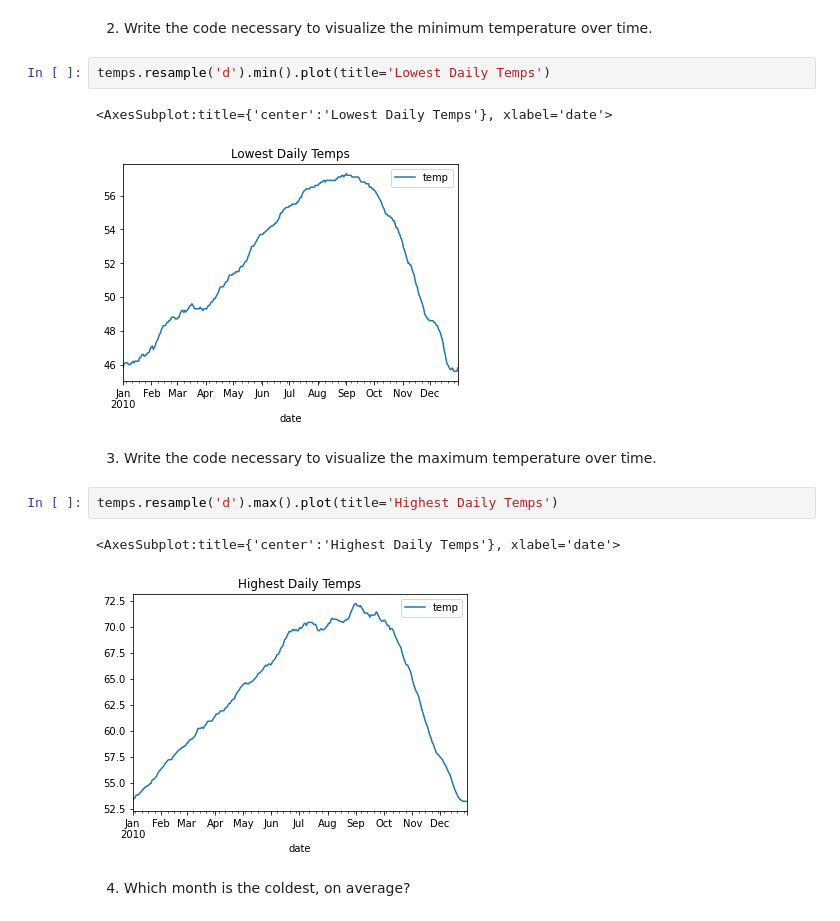
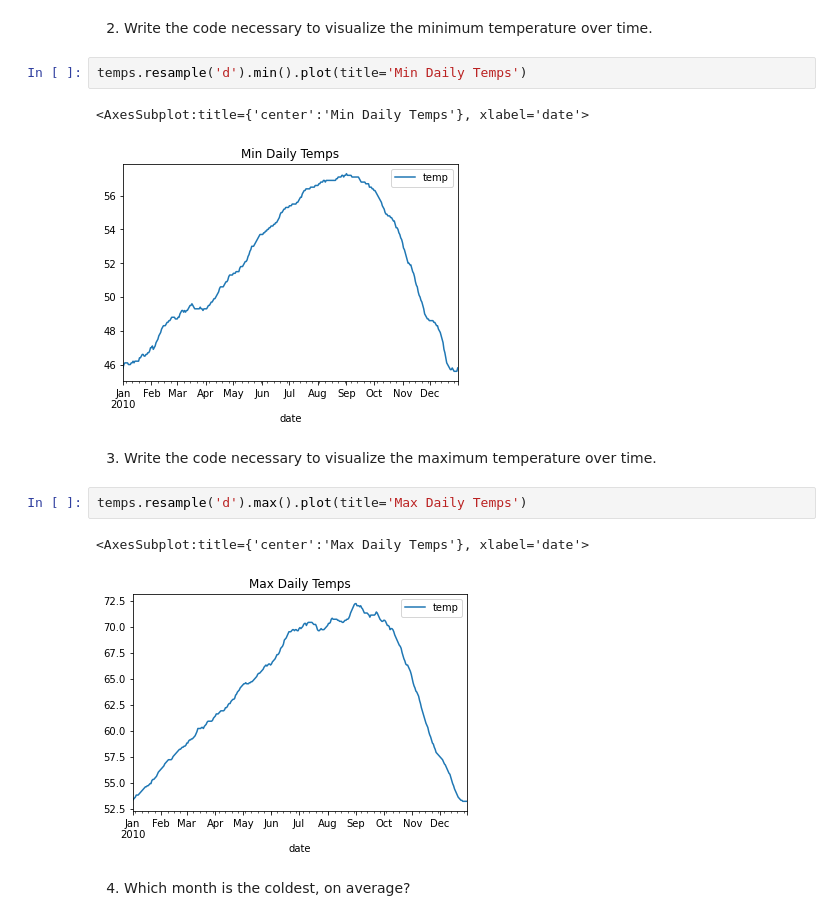
Before and after one commit to Jason-R-Turner/time-series-exercises, a Jupyter notebook: time_series_data.ipynb, the cells around one changed output. Cells and saved outputs as stored; diff of their text form.

```diff
--- a/time_series_data.ipynb
+++ b/time_series_data.ipynb
@@ -208,17 +211,17 @@ temps.resample('d').mean().plot(title='Avg Daily Temps')
 # %% [markdown]
 2. Write the code necessary to visualize the minimum temperature over time.
 # %%
-temps.resample('d').min().plot(title='Lowest Daily Temps')
+temps.resample('d').min().plot(title='Min Daily Temps')
 # %% [output]
-<AxesSubplot:title={'center':'Lowest Daily Temps'}, xlabel='date'>
+<AxesSubplot:title={'center':'Min Daily Temps'}, xlabel='date'>
-[figure, old version]
+[figure, new version]
 # %% [markdown]
 3. Write the code necessary to visualize the maximum temperature over time.
 # %%
-temps.resample('d').max().plot(title='Highest Daily Temps')
+temps.resample('d').max().plot(title='Max Daily Temps')
 # %% [output]
-<AxesSubplot:title={'center':'Highest Daily Temps'}, xlabel='date'>
+<AxesSubplot:title={'center':'Max Daily Temps'}, xlabel='date'>
-[figure, old version]
+[figure, new version]
 # %% [markdown]
 4. Which month is the coldest, on average?
 # %%
```
Also changed, not shown: parts of 1 cell of this notebook, 7 other files.
